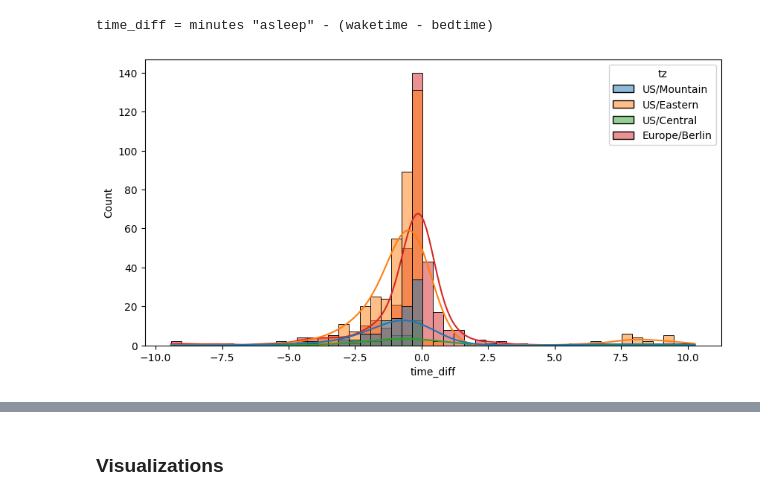
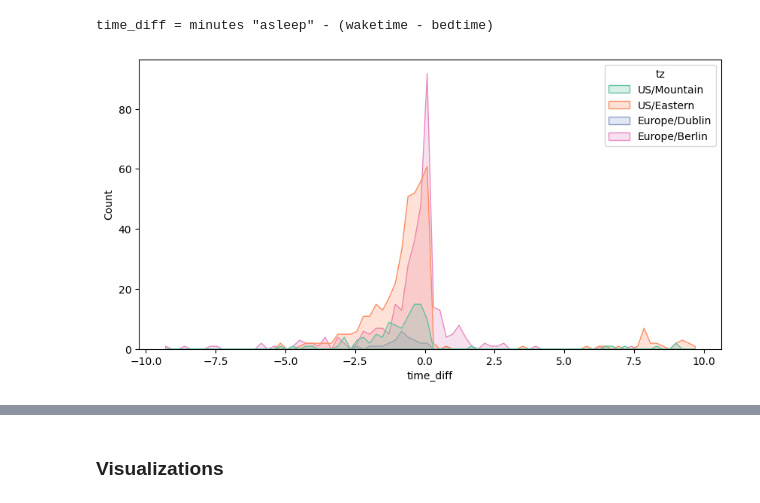
Before and after one commit to emilycardwell/sleep-study, a Jupyter notebook: sleep.ipynb, the cells around one changed output, grey strips where cells are left out. Cells and saved outputs as stored; diff of their text form; code cells hidden in the pictures.

```diff
--- a/sleep.ipynb
+++ b/sleep.ipynb
@@ -63,14 +64,14 @@ memory usage: 271.9+ KB
 None
 # %%
 # deleted 7-day average columns
-clean_cols = ['fromDate', 'toDate', 'bedtime', 'waketime', 'inBed', 'awake',
+slim_cols = ['ISO8601', 'fromDate', 'toDate', 'bedtime', 'waketime', 'inBed', 'awake',
               'fellAsleepIn', 'sessions', 'asleep', 'efficiency', 'quality',
               'deep', 'sleepBPM', 'dayBPM', 'wakingBPM', 'hrv', 'sleepHRV',
               'SpO2Avg', 'SpO2Min', 'SpO2Max', 'respAvg', 'respMin', 'respMax',
               'REM']
 
-clean_df = merged_df.loc[:, clean_cols]
-clean_df.columns
+slim_df = merged_df.loc[:, slim_cols]
+print(slim_df.info(verbose=False))
 # print(len(clean_df))
 # clean_df.tail(3)
 # %% [output]
@@ -81,0 +84,6 @@ Index(['fromDate', 'toDate', 'bedtime', 'waketime', 'inBed', 'awake',
+# %%
+# deleted weird recordings (>11 hrs, < 2hrs)
+clean_df = slim_df.copy()
+clean_df['asleep'] = np.round(pd.to_timedelta(clean_df['asleep']).dt.total_seconds() / 3600, 2)
+clean_df = clean_df.loc[(clean_df['asleep'] < 11) & (clean_df['asleep'] > 2)]
+print(clean_df.info(verbose=False))
@@ -127,11 +147,12 @@ def assign_timezones(old_df, columns, local_tz, current_tz, start_date=None, end
 current_tz = 'Europe/Berlin'
 tz_df = clean_df.copy()
 tz_df['tz'] = ''
-tz_df = assign_timezones(tz_df, ['bedtime', 'waketime'], 'US/Mountain', current_tz, end_date='2021-05-10')
-tz_df = assign_timezones(tz_df, ['bedtime', 'waketime'], 'US/Eastern', current_tz, start_date='2021-05-10', end_date='2022-09-22')
-tz_df = assign_timezones(tz_df, ['bedtime', 'waketime'], 'US/Central', current_tz, start_date='2022-08-23', end_date='2022-09-29')
-tz_df = assign_timezones(tz_df, ['bedtime', 'waketime'], 'Europe/Berlin', current_tz, start_date='2022-09-29')
+tz_df = assign_timezones(tz_df, 'US/Mountain', current_tz, end_date='2021-05-10')
+tz_df = assign_timezones(tz_df, 'US/Eastern', current_tz, start_date='2021-05-10', end_date='2022-03-04')
+tz_df = assign_timezones(tz_df, 'Europe/Dublin', current_tz, start_date='2022-03-04', end_date='2022-04-02')
+tz_df = assign_timezones(tz_df, 'US/Eastern', current_tz, start_date='2022-04-02', end_date='2022-09-29')
+tz_df = assign_timezones(tz_df, 'Europe/Berlin', current_tz, start_date='2022-09-29')
 tz_df['tz'].unique()
-# display(tz_df.head(3))
-# tz_df.tail(3)
+tz_df.drop(columns=['ISO8601'], inplace=True)
+tz_df.head()
 # %% [output]
@@ -151,20 +177,16 @@ def date_cats(dates):
 
     return cats
 # %%
-# created new df, comparing apparent sleep (waketime - bedtime) to actual sleep (asleep): mult_sesh_df
-mult_sesh_df = tz_df.loc[:, ['toDate', 'tz']]
-mult_sesh_df['date_cats'] = date_cats(mult_sesh_df['toDate'])
+cat_df = tz_df.loc[:, ['toDate', 'tz']]
+cat_df['date_cats'] = date_cats(cat_df['toDate'])
 
-mult_sesh_df.loc[:, ['bedtime', 'waketime']] = tz_df.loc[:, ['bedtime', 'waketime']]
-timed_sleep = (mult_sesh_df['waketime'] - mult_sesh_df['bedtime'])
-mult_sesh_df['timed_sleep_hrs'] = np.round((timed_sleep.dt.total_seconds() / 3600), 2)
+cat_df.loc[:, ['bedtime', 'waketime']] = tz_df.loc[:, ['bedtime', 'waketime']]
+timed_sleep = (cat_df['waketime'] - cat_df['bedtime'])
+cat_df['timed_sleep_hrs'] = np.round((timed_sleep.dt.total_seconds() / 3600), 2)
 
-mult_sesh_df.loc[:, 'asleep'] = tz_df.loc[:, 'asleep']
-slp_hrs = [int(i[:2]) for i in mult_sesh_df['asleep'].values]
-slp_mins = [int(i[3:5]) for i in mult_sesh_df['asleep'].values]
-mult_sesh_df['asleep_hrs'] = [np.round((slp_hrs[i] + slp_mins[i]/60), 2) for i in range(len(slp_mins))]
+cat_df.loc[:, 'asleep'] = tz_df.loc[:, 'asleep']
 
-mult_sesh_df['time_diff'] = mult_sesh_df['asleep_hrs'] - mult_sesh_df['timed_sleep_hrs']
+cat_df['time_diff'] = cat_df['asleep'] - cat_df['timed_sleep_hrs']
 print('time_diff = minutes "asleep" - (waketime - bedtime)')
 # %% [output]
 time_diff = minutes "asleep" - (waketime - bedtime)
@@ -175,5 +197,5 @@ tz_df['asleep_hrs'] = mult_sesh_df['asleep_hrs']
 # %%
-tdax = sns.histplot(data=mult_sesh_df, x='time_diff', bins=50, kde=True, hue='tz')
+tdax = sns.histplot(data=cat_df, x='time_diff', element='poly', hue='tz', palette='Set2')
 tdax.figure.set_size_inches(10, 5)
 # %% [output]
-[figure, old version]
+[figure, new version]
```
Also changed, not shown: parts of 34 cells of this notebook.
